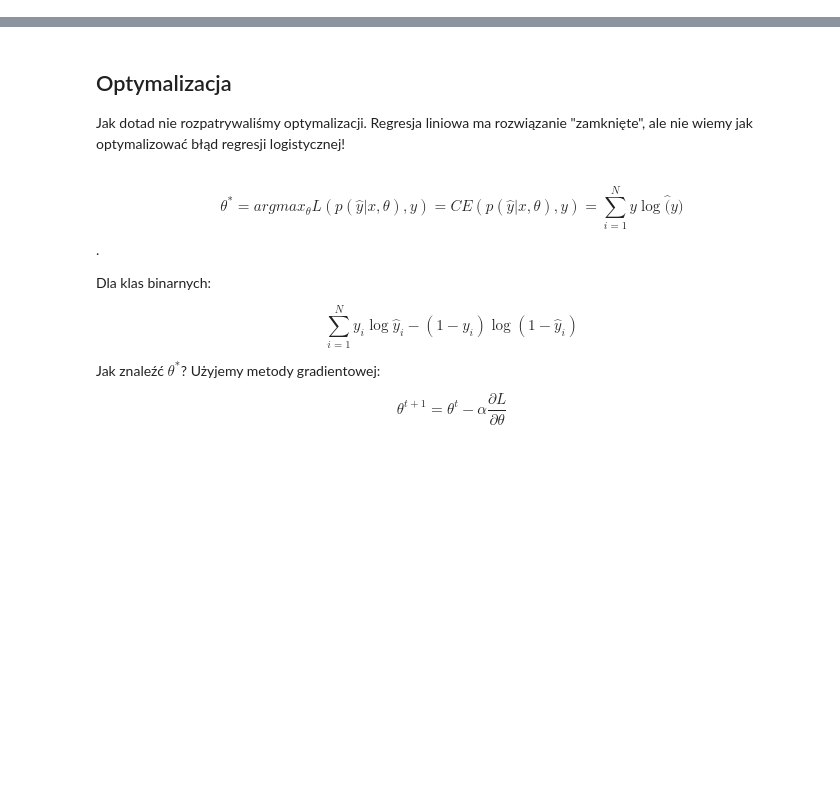
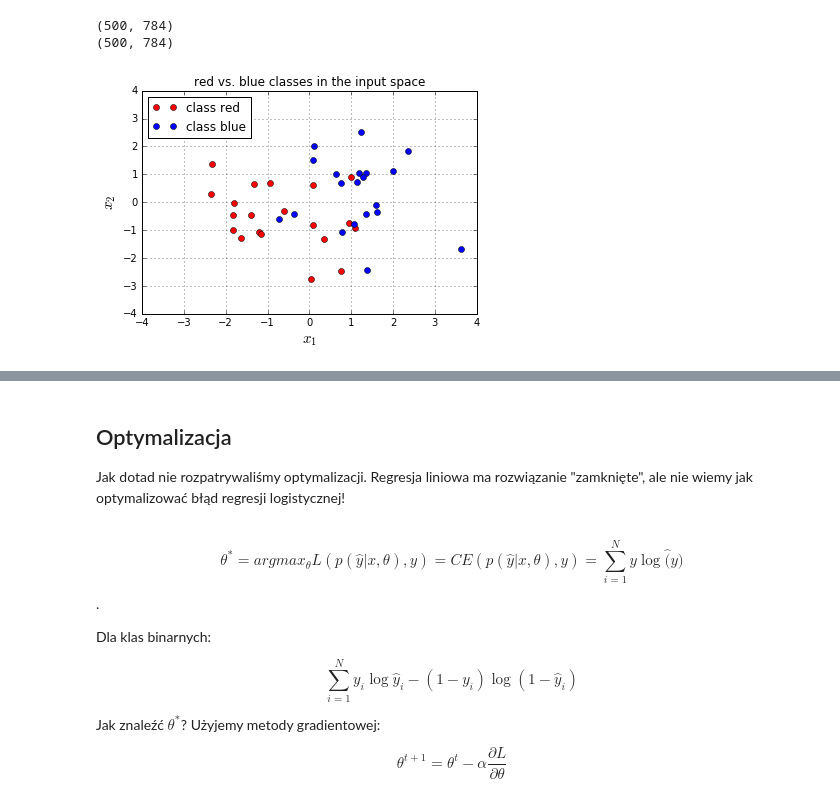
Before and after one commit to gmum/ml2017, a Jupyter notebook: L9.ipynb, the cells around one changed output, grey strips where cells are left out. Drawn from its saved outputs; the diff is of its cells as text; code cells hidden in the pictures; blank space fills up the shorter version.

```diff
--- a/L9.ipynb
+++ b/L9.ipynb
@@ -27,0 +33,23 @@ np.random.seed(seed=1)
+# %%
+# Small MNIST
+import matplotlib.pylab as plt
+import numpy as np
+import os
+os.environ['KERAS_BACKEND'] = 'theano'
+from keras.datasets import mnist
+import tqdm
+from sklearn.datasets import load_iris
+from sklearn.cross_validation import train_test_split
+
+(mnist_x_train, mnist_y_train), (mnist_x_test, mnist_y_test) = mnist.load_data()
+sm_train = mnist_x_train[0:500].astype('float32') / 255.
+sm_y_train = mnist_y_train[0:500]
+sm_test = x_test[0:500].astype('float32') / 255.
+sm_y_test = mnist_y_test[0:500]
+sm_train = sm_train.reshape((len(sm_train), np.prod(sm_train.shape[1:])))
+sm_test = sm_test.reshape((len(sm_test), np.prod(sm_test.shape[1:])))
+print sm_train.shape
+print sm_test.shape
+# %% [output]
+(500, 784)
+(500, 784)
@@ -50,6 +81,19 @@ x_blue = np.random.randn(nb_of_samples_per_class, 2) * std_dev + blue_mean
 # Merge samples in set of input variables x, and corresponding set of output variables t
 X = np.vstack((x_red, x_blue))
 t = np.vstack((np.zeros((nb_of_samples_per_class,1)), np.ones((nb_of_samples_per_class,1))))
+# %%
+# Plot both classes on the x1, x2 plane
+plt.plot(x_red[:,0], x_red[:,1], 'ro', label='class red')
+plt.plot(x_blue[:,0], x_blue[:,1], 'bo', label='class blue')
+plt.grid()
+plt.legend(loc=2)
+plt.xlabel('$x_1$', fontsize=15)
+plt.ylabel('$x_2$', fontsize=15)
+plt.axis([-4, 4, -4, 4])
+plt.title('red vs. blue classes in the input space')
+plt.show()
+# %% [output]
+[figure, added]
 # %% [markdown]
 # Siec Neuronowa, a regresja logistyczna
 
```
Also changed, not shown: parts of 21 cells of this notebook.
